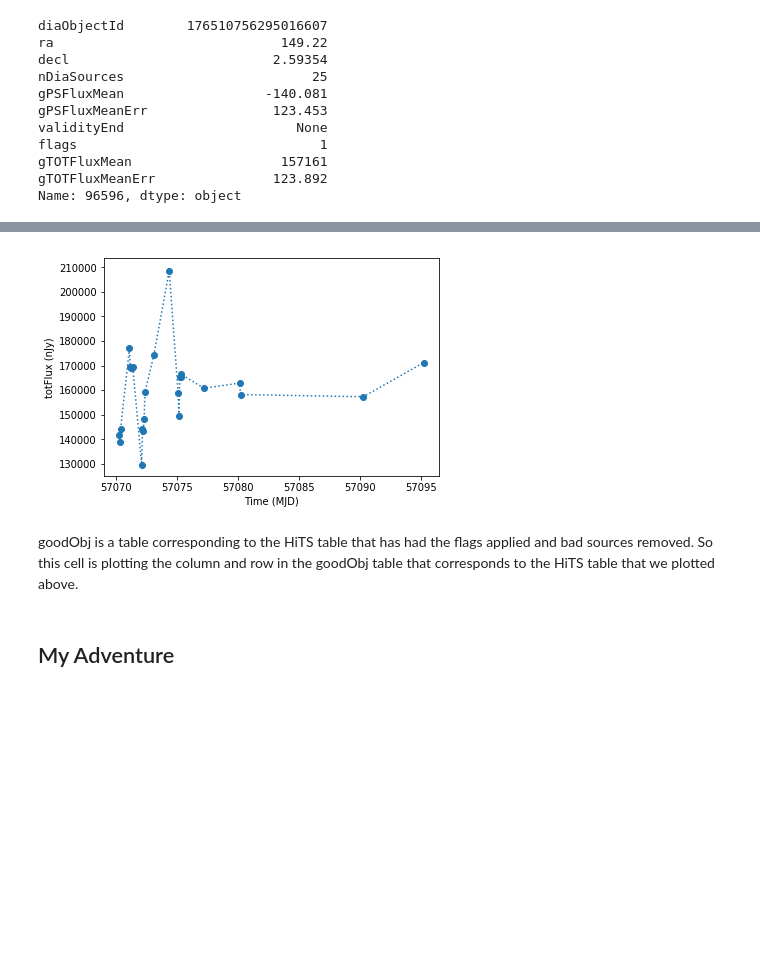
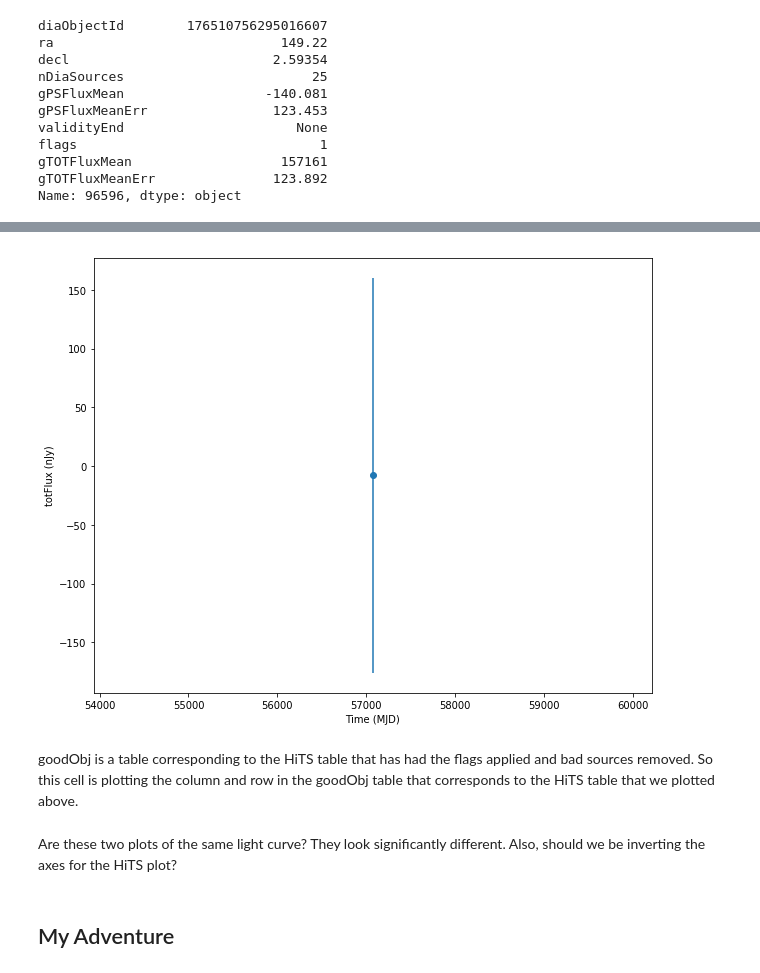
Before and after one commit to mrawls/lsst-hits-bump, a Jupyter notebook: tw94/Premap-Nov20-22_tw.ipynb, the cells around one changed output, grey strips where cells are left out. Saved outputs shown, nothing was run; the diff lists cells and outputs as text; code cells hidden in the pictures; blank space fills up the shorter version.

```diff
--- a/tw94/Premap-Nov20-22_tw.ipynb
+++ b/tw94/Premap-Nov20-22_tw.ipynb
@@ -210,7 +210,7 @@ def plotLsstLightcurve(obj, dbPath, fluxCol='totFlux'):
         choices are totFlux, psFlux, apFlux
 
     '''
-    plt.figure(figsize=(6,4))
+    plt.figure(figsize=(10,8))
     connection = sqlite3.connect(dbPath)
     # Load all sources for a single object called "obj"
     srcTable = pd.read_sql_query(f'select diaSourceId, diaObjectId, \
@@ -230,10 +230,12 @@ plot_hits(hitsDf.iloc[2]) #This one looks a lot better than the last curve!
 # %%
-obj = goodObj.iloc[idx[2]]['diaObjectId']  # can you explain what this line does?
+obj = goodObj.iloc[idx[102]]['diaObjectId']  # can you explain what this line does?
 plotLsstLightcurve(obj, dbPath)
 # %% [output]
-[figure, old version]
+[figure, new version]
 # %% [markdown]
 goodObj is a table corresponding to the HiTS table that has had the flags applied and bad sources removed. So this cell is plotting the column and row in the goodObj table that corresponds to the HiTS table that we plotted above.
+# %% [markdown]
+Are these two plots of the same light curve? They look significantly different. Also, should we be inverting the axes for the HiTS plot?
 # %% [markdown]
 ## My Adventure
 # %% [markdown]
```
Also changed, not shown: parts of 4 cells of this notebook.
